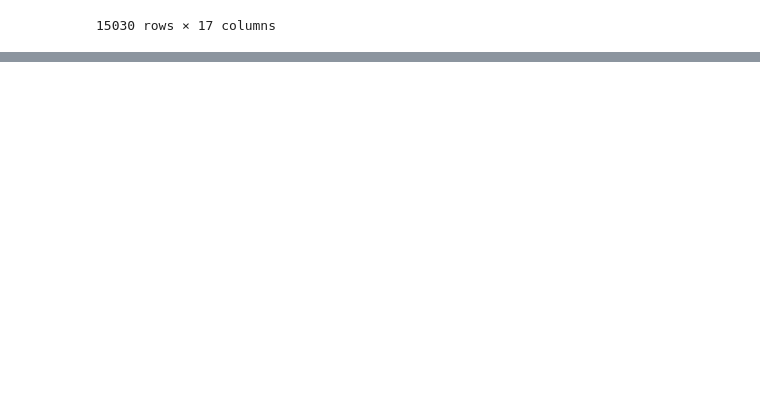
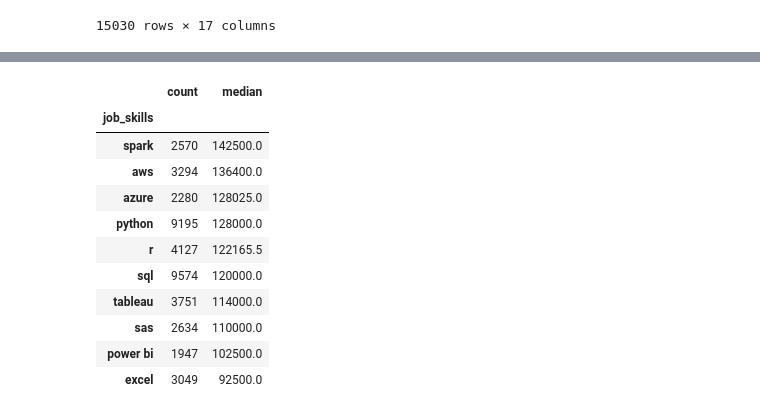
Before and after one commit to Ahmed-TakeyEldeen/Python_Test_Project, a Jupyter notebook: 3_Project/Salary_analysis.ipynb, the cells around one changed output, grey strips where cells are left out. Drawn from its saved outputs; the diff is of its cells as text; code cells hidden in the pictures; blank space fills up the shorter version.

```diff
--- a/3_Project/Salary_analysis.ipynb
+++ b/3_Project/Salary_analysis.ipynb
@@ -84,0 +119,17 @@ plt.show()
+# %%
+df_US_count = df_US_DA.groupby('job_skills')['salary_year_avg'].agg(['count','median']).sort_values(by='count',ascending=False).head(10)
+df_US_count= df_US_count.sort_values(by='median',ascending=False)
+df_US_count
+# %% [output]
+|  | count | median |
+| job_skills |  |  |
+| spark | 2570 | 142500.0 |
+| aws | 3294 | 136400.0 |
+| azure | 2280 | 128025.0 |
+| python | 9195 | 128000.0 |
+| r | 4127 | 122165.5 |
+| sql | 9574 | 120000.0 |
+| tableau | 3751 | 114000.0 |
+| sas | 2634 | 110000.0 |
+| power bi | 1947 | 102500.0 |
+| excel | 3049 | 92500.0 |
```
Also changed, not shown: parts of 4 cells of this notebook, 2 other files.
